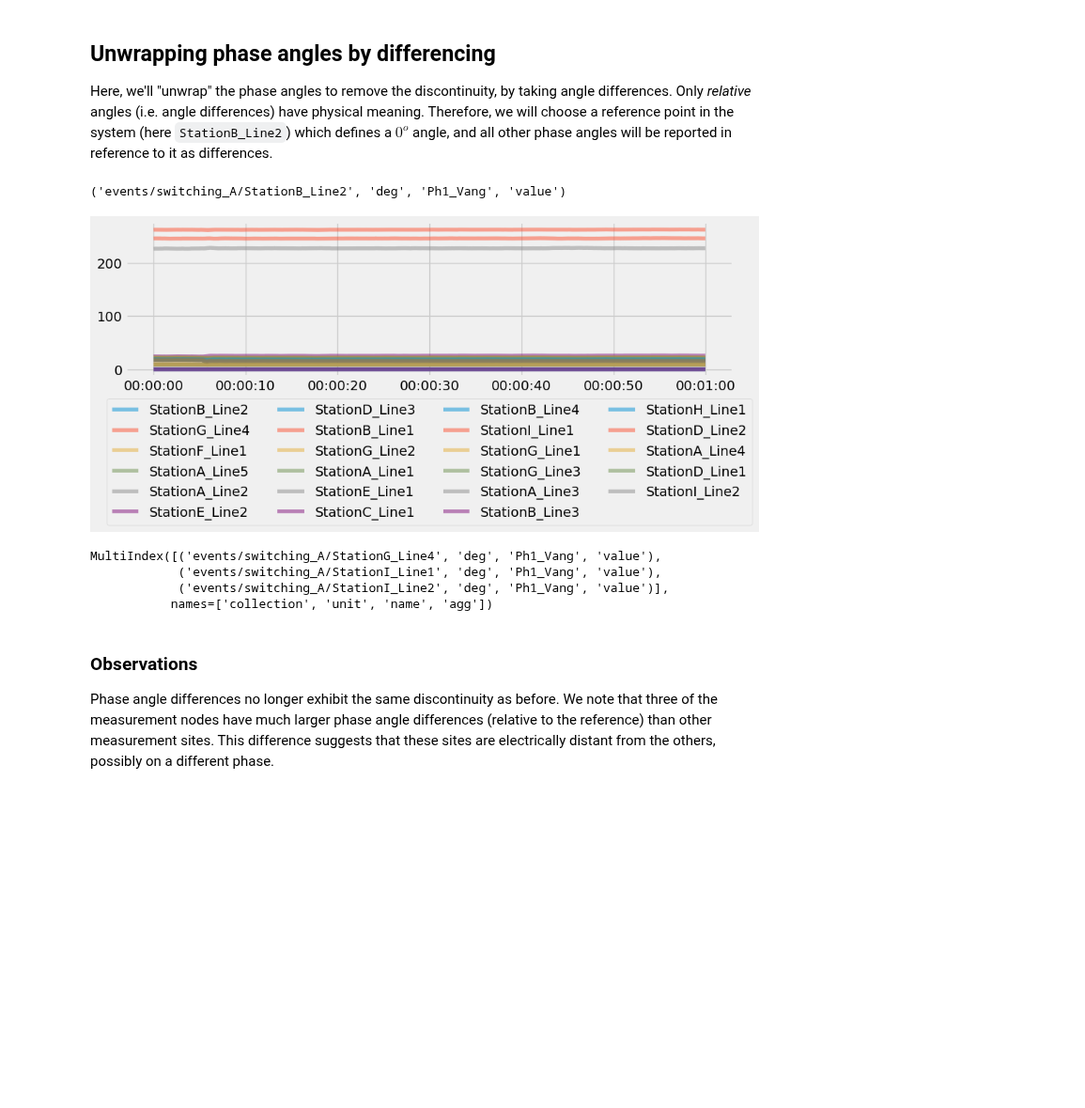
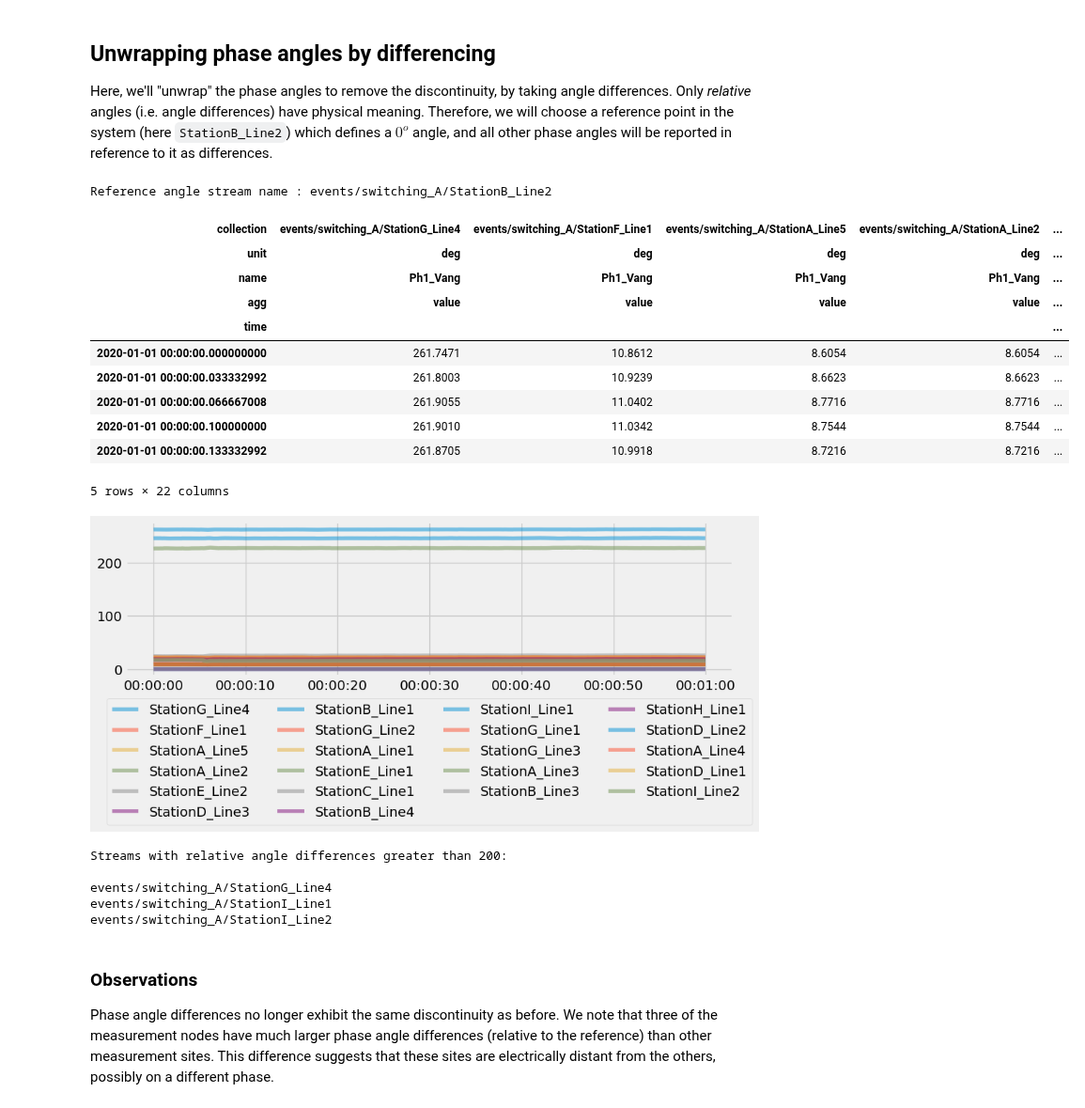
Before and after one commit to PingThingsIO/ni4ai-notebooks, a Jupyter notebook: analytics/Phase Angle Monitoring.ipynb, the cells around one changed output. Shown at 94% size. Cells and saved outputs as stored; diff of their text form; code cells hidden in the pictures; blank space fills up the shorter version.

```diff
--- a/analytics/Phase Angle Monitoring.ipynb
+++ b/analytics/Phase Angle Monitoring.ipynb
@@ -121,17 +124,3 @@ We see the phase angles follow a sawtooth pattern. This is because they're repor
 ## Unwrapping phase angles by differencing
 
 Here, we'll "unwrap" the phase angles to remove the discontinuity, by taking angle differences. Only *relative* angles (i.e. angle differences) have physical meaning. Therefore, we will choose a reference point in the system (here `StationB_Line2`) which defines a $0^o$ angle, and all other phase angles will be reported in reference to it as differences.
-# %%
-ref = angles.keys()[0]
-print(ref)
-# %% [output]
-('events/switching_A/StationB_Line2', 'deg', 'Ph1_Vang', 'value')
-# %%
-offset = angles.diff()
-unwrapped = angles.copy()
-for key in angles.keys():
-    idx = offset[key] < -359
-    for ix in offset[idx].index:
-        unwrapped[key].loc[ix:] = unwrapped[key].loc[ix:] + 360.
-
-referenced = unwrapped.copy().subtract(unwrapped[ref], axis=0)
@@ -138,20 +146,48 @@ referenced = unwrapped.copy().subtract(unwrapped[ref], axis=0)
+# %%
+# unwrapped angles
+unwrapped_angles = ungle_unwrapping(angles, measurement='deg')
+
+# use collection 'StationB_Line2' as the reference angle
+ref_angle = unwrapped_angles.iloc[:,0]
+print(f'Reference angle stream name : {ref_angle.name[0]}')
+
+# subtract all the other angles by the reference angles
+relative_angle_diff = unwrapped_angles.subtract(ref_angle, axis=0)
+# remove the column of reference angle from the dataframe
+relative_angle_diff = relative_angle_diff.drop(relative_angle_diff.columns[0], axis = 1)
+relative_angle_diff.head()
+# %% [output]
+Reference angle stream name : events/switching_A/StationB_Line2
+| collection | events/switching_A/StationG_Line4 | events/switching_A/StationF_Line1 | events/switching_A/StationA_Line5 | events/switching_A/StationA_Line2 | ... |
+| unit | deg | deg | deg | deg | ... |
+| name | Ph1_Vang | Ph1_Vang | Ph1_Vang | Ph1_Vang | ... |
+| agg | value | value | value | value | ... |
+| time |  |  |  |  | ... |
+| 2020-01-01 00:00:00.000000000 | 261.7471 | 10.8612 | 8.6054 | 8.6054 | ... |
+| 2020-01-01 00:00:00.033332992 | 261.8003 | 10.9239 | 8.6623 | 8.6623 | ... |
+| 2020-01-01 00:00:00.066667008 | 261.9055 | 11.0402 | 8.7716 | 8.7716 | ... |
+| 2020-01-01 00:00:00.100000000 | 261.9010 | 11.0342 | 8.7544 | 8.7544 | ... |
+| 2020-01-01 00:00:00.133332992 | 261.8705 | 10.9918 | 8.7216 | 8.7216 | ... |
+5 rows × 22 columns
 # %%
 plt.figure(figsize=(10,5))
-plt.plot(referenced, alpha=0.5)
-plt.legend([c.split('/')[-1] for c in referenced.columns.get_level_values(level='collection')],
+plt.plot(relative_angle_diff, alpha=0.5)
+plt.legend([c.split('/')[-1] for c in relative_angle_diff.columns.get_level_values(level='collection')],
            loc='upper center', bbox_to_anchor=(0.5,-0.1), ncol=4)
 plt.tight_layout()
 plt.show()
 # %% [output]
-[figure, old version]
+[figure, new version]
-# %%
-idx = referenced.mean() > 200
-print(referenced.mean()[idx].index)
-# %% [output]
-MultiIndex([('events/switching_A/StationG_Line4', 'deg', 'Ph1_Vang', 'value'),
-            ('events/switching_A/StationI_Line1', 'deg', 'Ph1_Vang', 'value'),
-            ('events/switching_A/StationI_Line2', 'deg', 'Ph1_Vang', 'value')],
-           names=['collection', 'unit', 'name', 'agg'])
+# %%
+print(f'Streams with relative angle differences greater than 200:\n')
+
+print(*list(relative_angle_diff.columns[relative_angle_diff.mean()>200].get_level_values(0)), sep='\n')
+# %% [output]
+Streams with relative angle differences greater than 200:
+
+events/switching_A/StationG_Line4
+events/switching_A/StationI_Line1
+events/switching_A/StationI_Line2
 # %% [markdown]
 ### Observations
 
```
Also changed, not shown: parts of 5 cells of this notebook.
